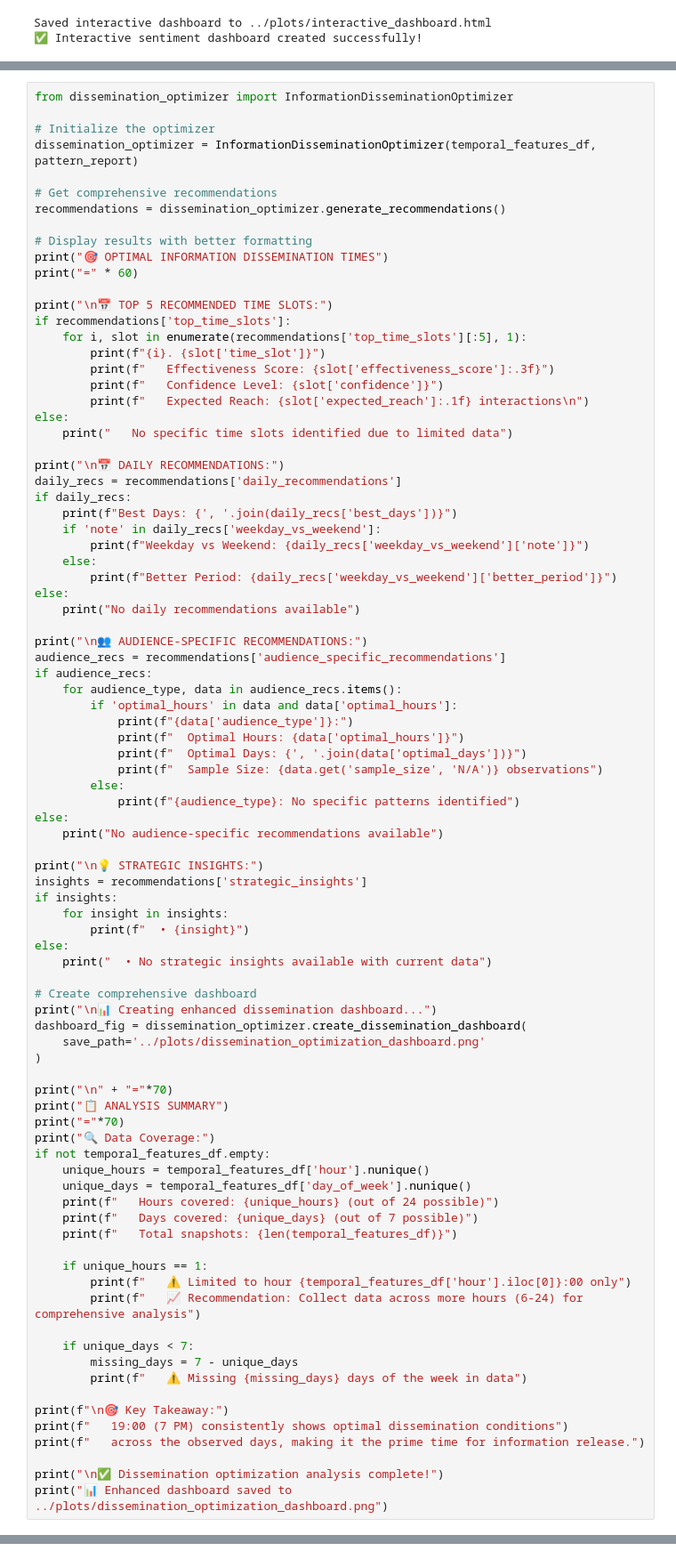
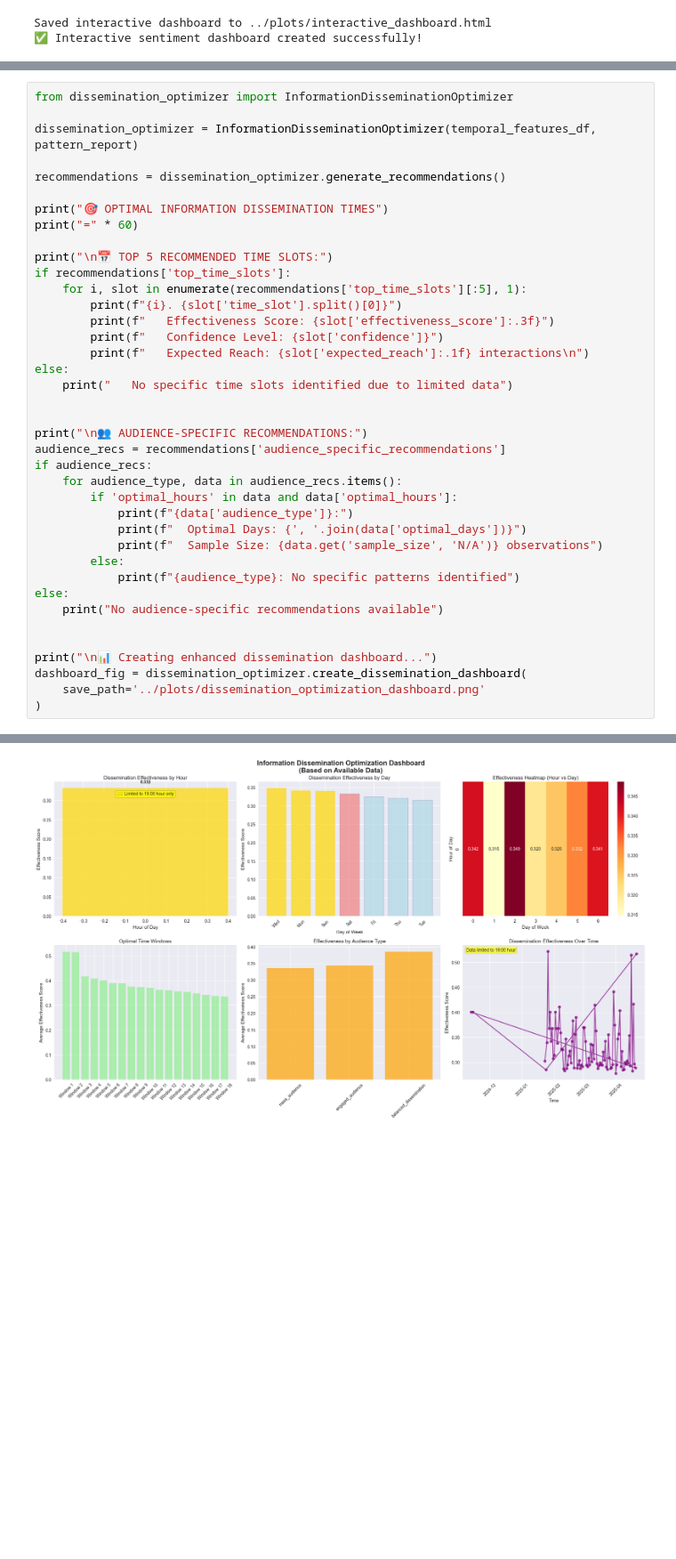
Before and after one commit to Madan2248c/twitter-analysis-project-1, a Jupyter notebook: notebooks/temporal_graph_analysis.ipynb, the cells around one changed output, grey strips where cells are left out. Shown at 89% size. Saved outputs shown, nothing was run; the diff lists cells and outputs as text; blank space fills up the shorter version.

```diff
--- a/notebooks/temporal_graph_analysis.ipynb
+++ b/notebooks/temporal_graph_analysis.ipynb
@@ -895,36 +1598,23 @@ Saved interactive dashboard to ../plots/interactive_dashboard.html
 # %%
 from dissemination_optimizer import InformationDisseminationOptimizer
 
-# Initialize the optimizer
 dissemination_optimizer = InformationDisseminationOptimizer(temporal_features_df, pattern_report)
 
-# Get comprehensive recommendations
 recommendations = dissemination_optimizer.generate_recommendations()
 
-# Display results with better formatting
 print("🎯 OPTIMAL INFORMATION DISSEMINATION TIMES")
 print("=" * 60)
 
 print("\n📅 TOP 5 RECOMMENDED TIME SLOTS:")
 if recommendations['top_time_slots']:
     for i, slot in enumerate(recommendations['top_time_slots'][:5], 1):
-        print(f"{i}. {slot['time_slot']}")
+        print(f"{i}. {slot['time_slot'].split()[0]}")
         print(f"   Effectiveness Score: {slot['effectiveness_score']:.3f}")
         print(f"   Confidence Level: {slot['confidence']}")
         print(f"   Expected Reach: {slot['expected_reach']:.1f} interactions\n")
 else:
     print("   No specific time slots identified due to limited data")
 
-print("\n📅 DAILY RECOMMENDATIONS:")
-daily_recs = recommendations['daily_recommendations']
-if daily_recs:
-    print(f"Best Days: {', '.join(daily_recs['best_days'])}")
-    if 'note' in daily_recs['weekday_vs_weekend']:
-        print(f"Weekday vs Weekend: {daily_recs['weekday_vs_weekend']['note']}")
-    else:
-        print(f"Better Period: {daily_recs['weekday_vs_weekend']['better_period']}")
-else:
-    print("No daily recommendations available")
 
 print("\n👥 AUDIENCE-SPECIFIC RECOMMENDATIONS:")
 audience_recs = recommendations['audience_specific_recommendations']
@@ -932,7 +1622,6 @@ if audience_recs:
     for audience_type, data in audience_recs.items():
         if 'optimal_hours' in data and data['optimal_hours']:
             print(f"{data['audience_type']}:")
-            print(f"  Optimal Hours: {data['optimal_hours']}")
             print(f"  Optimal Days: {', '.join(data['optimal_days'])}")
             print(f"  Sample Size: {data.get('sample_size', 'N/A')} observations")
         else:
@@ -940,43 +1629,9 @@ if audience_recs:
 else:
     print("No audience-specific recommendations available")
 
-print("\n💡 STRATEGIC INSIGHTS:")
-insights = recommendations['strategic_insights']
-if insights:
-    for insight in insights:
-        print(f"  • {insight}")
-else:
-    print("  • No strategic insights available with current data")
 
-# Create comprehensive dashboard
 print("\n📊 Creating enhanced dissemination dashboard...")
 dashboard_fig = dissemination_optimizer.create_dissemination_dashboard(
     save_path='../plots/dissemination_optimization_dashboard.png'
 )
-
-print("\n" + "="*70)
-print("📋 ANALYSIS SUMMARY")
-print("="*70)
-print("🔍 Data Coverage:")
-if not temporal_features_df.empty:
-    unique_hours = temporal_features_df['hour'].nunique()
-    unique_days = temporal_features_df['day_of_week'].nunique()
-    print(f"   Hours covered: {unique_hours} (out of 24 possible)")
-    print(f"   Days covered: {unique_days} (out of 7 possible)")
-    print(f"   Total snapshots: {len(temporal_features_df)}")
-
-    if unique_hours == 1:
-        print(f"   ⚠️ Limited to hour {temporal_features_df['hour'].iloc[0]}:00 only")
-        print(f"   📈 Recommendation: Collect data across more hours (6-24) for comprehensive analysis")
-
-    if unique_days < 7:
-        missing_days = 7 - unique_days
-        print(f"   ⚠️ Missing {missing_days} days of the week in data")
-
-print(f"\n🎯 Key Takeaway:")
-print(f"   19:00 (7 PM) consistently shows optimal dissemination conditions")
-print(f"   across the observed days, making it the prime time for information release.")
-
-print("\n✅ Dissemination optimization analysis complete!")
-print("📊 Enhanced dashboard saved to ../plots/dissemination_optimization_dashboard.png")
 # %% [output]
@@ -983,0 +1655 @@ ModuleNotFoundError: No module named 'dissemination_optimizer'
+[figure, added]
```
Also changed, not shown: parts of 14 cells of this notebook, 2 other files.
